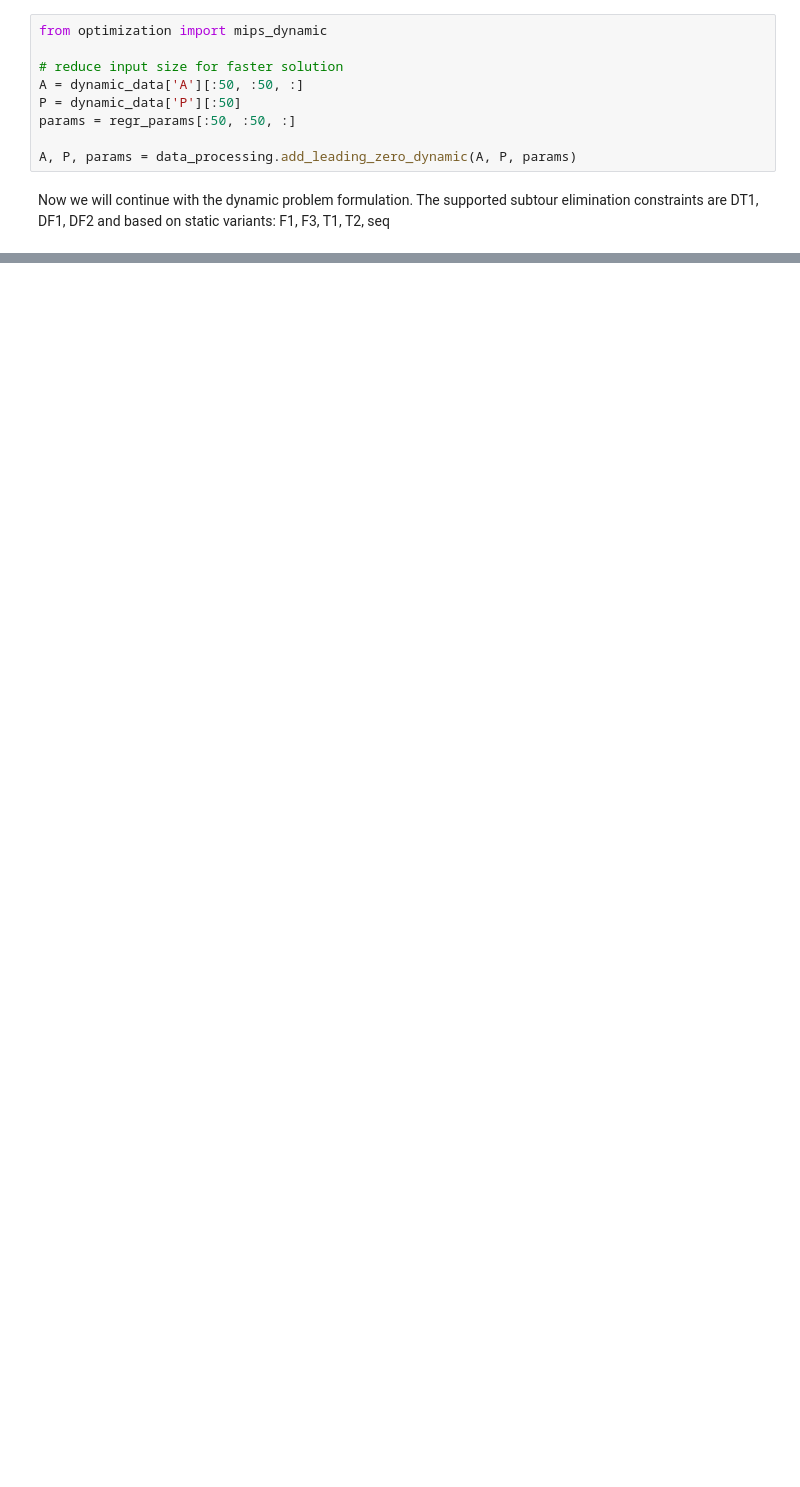
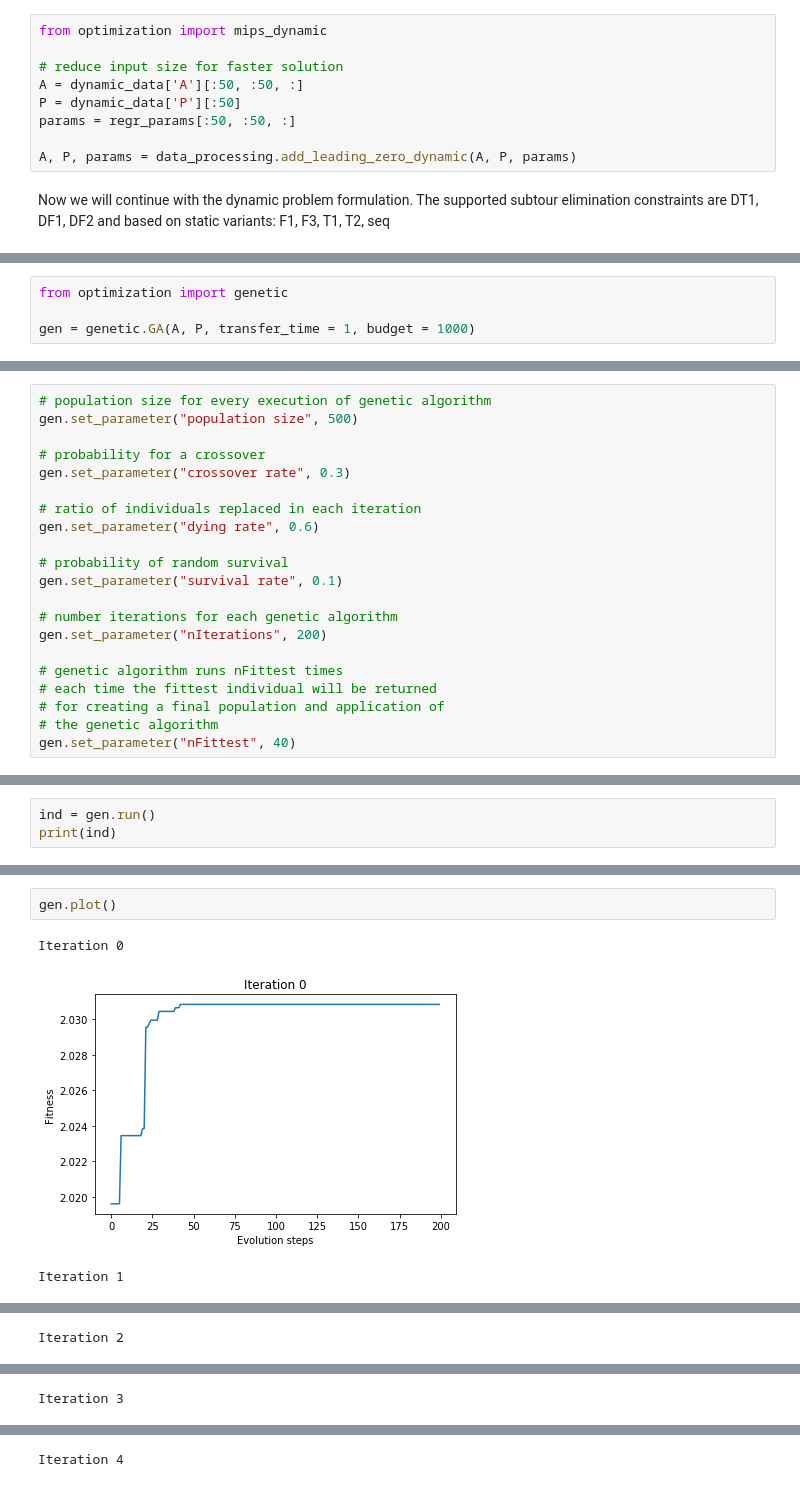
Before and after one commit to Jonas-Scheller/Route-Planning-for-Active-Space-Debris-Removal, a Jupyter notebook: example.ipynb, the cells around one changed output, grey strips where cells are left out. Drawn from its saved outputs; the diff is of its cells as text; blank space fills up the shorter version.

Commit message:
added genetic algorithm

```diff
--- a/example.ipynb
+++ b/example.ipynb
@@ -189,0 +196,4 @@ Edges used:
+# %%
+from optimization import genetic
+
+gen = genetic.GA(A, P, transfer_time = 1, budget = 1000)
@@ -189,0 +202,21 @@ Edges used:
+# %%
+# population size for every execution of genetic algorithm
+gen.set_parameter("population size", 500)
+
+# probability for a crossover
+gen.set_parameter("crossover rate", 0.3)
+
+# ratio of individuals replaced in each iteration
+gen.set_parameter("dying rate", 0.6)
+
+# probability of random survival
+gen.set_parameter("survival rate", 0.1)
+
+# number iterations for each genetic algorithm
+gen.set_parameter("nIterations", 200)
+
+# genetic algorithm runs nFittest times
+# each time the fittest individual will be returned
+# for creating a final population and application of
+# the genetic algorithm
+gen.set_parameter("nFittest", 40)
@@ -189,0 +225,3 @@ Edges used:
+# %%
+ind = gen.run()
+print(ind)
@@ -189,0 +239,6 @@ Edges used:
+# %%
+gen.plot()
+# %% [output]
+Iteration 0
+[figure, added]
+Iteration 1
@@ -189,0 +246 @@ Edges used:
+Iteration 2
@@ -189,0 +248 @@ Edges used:
+Iteration 3
@@ -189,0 +250 @@ Edges used:
+Iteration 4
```
Also changed, not shown: parts of 14 cells of this notebook, 1 other file.
